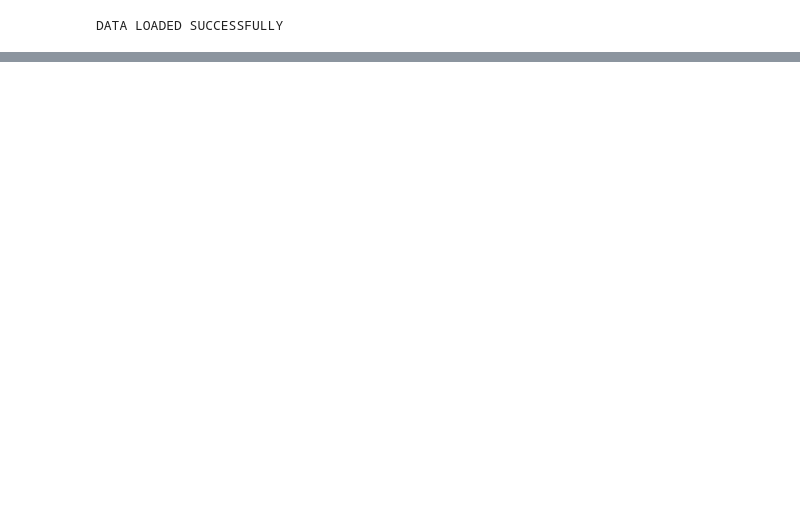
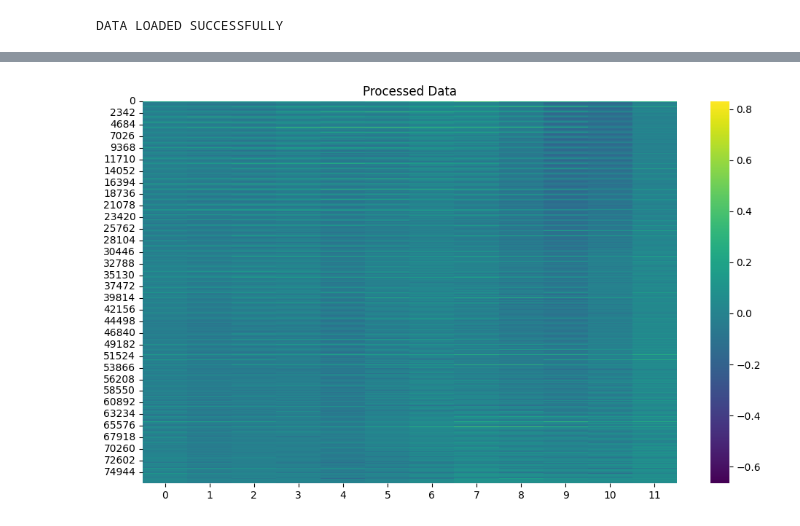
Before and after one commit to wildeerer/morocco_precip, a Jupyter notebook: notebooks/new_test.ipynb, the cells around one changed output, grey strips where cells are left out. Saved outputs shown, nothing was run; the diff lists cells and outputs as text; code cells hidden in the pictures; blank space fills up the shorter version.

Commit message:
Implemented network with my data

```diff
--- a/notebooks/new_test.ipynb
+++ b/notebooks/new_test.ipynb
@@ -158,2 +163,5 @@ post_processor.split_by_locations(['Lat', 'Lon', 'Month', 'Predicted_TP'], 'TP')
 # %% [output]
 DATA LOADED SUCCESSFULLY
+# %%
+unique_times = post_processor.merged['Time'].unique()
+unique_times.sort()
@@ -159,0 +177,8 @@ DATA LOADED SUCCESSFULLY
+# %%
+time_slices = []
+feature_columns = ['Lat', 'Lon', 'TP', 'Predicted_TP', 'Month']
+
+for time_val in unique_times:
+    # Select data for this specific time
+    time_data = post_processor.merged[post_processor.merged['Time'] == time_val][feature_columns].values
+    time_slices.append(time_data)
@@ -159,0 +231,21 @@ DATA LOADED SUCCESSFULLY
+# %%
+import Network
+from sklearn.preprocessing import StandardScaler
+
+device = torch.device('cuda' if torch.cuda.is_available() else 'cpu')
+
+torch.cuda.empty_cache()
+
+network = Network.Generator(in_channels=5)
+
+reshaped_tensor = torch.tensor(time_slices, dtype=torch.float32)
+
+# reshaped_tensor = reshaped_tensor.permute(0, 2, 1)
+
+# reshaped_tensor = reshaped_tensor.unsqueeze(2)
+
+# print(reshaped_tensor.shape)
+
+# result = network(reshaped_tensor)
+
+output = process_large_tensor(network, reshaped_tensor)
@@ -159,0 +376,2 @@ DATA LOADED SUCCESSFULLY
+# %%
+example = output.reshape(30, 12, 77256)
@@ -159,0 +394,4 @@ DATA LOADED SUCCESSFULLY
+# %%
+visualize_processed_data(example)
+# %% [output]
+[figure, added]
```
Also changed, not shown: parts of 10 cells of this notebook, 2 other files.
